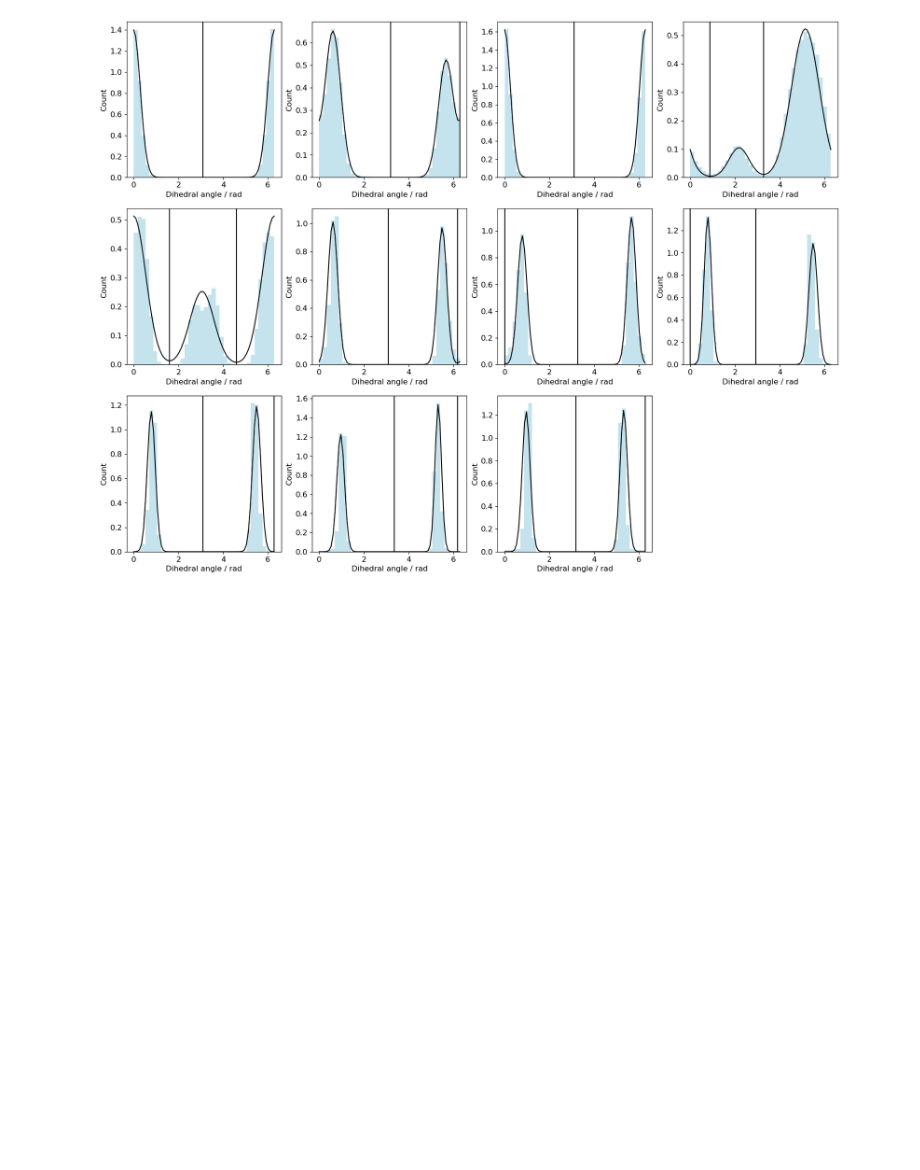
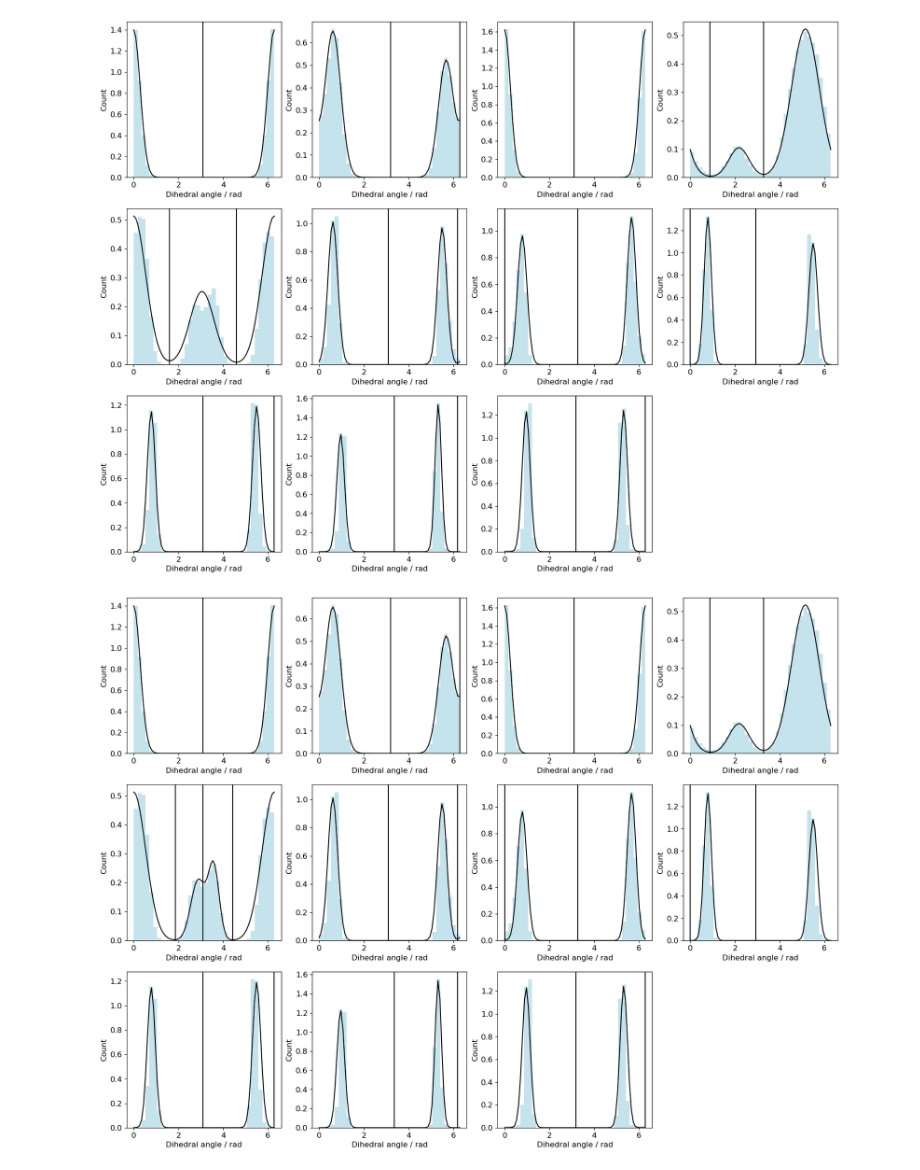
Before and after one commit to rinikerlab/TorsionAngularBinStrings, a Jupyter notebook: Demos/TestingNewAPI.ipynb, the cells around one changed output. Cells and saved outputs as stored; diff of their text form; code cells hidden in the pictures; blank space fills up the shorter version.

```diff
--- a/Demos/TestingNewAPI.ipynb
+++ b/Demos/TestingNewAPI.ipynb
@@ -93,3 +93,7 @@ coeffs, peaks = fits.ComputeGaussianFit(xHist,yHists[4],yHistsCount[4],binsize)
 torInfo2 = TorsionInfoList.WithCustomTorsions(mol, torInfo.indices, customProfiles, showFits=True, excludePeaks=1e-4, prominence=1e-4, mergePeaks=True)
 # %% [output]
 [figure]
+# %%
+torInfo2 = TorsionInfoList.WithCustomTorsions(mol, torInfo.indices, customProfiles, showFits=True, excludePeaks=1e-4, prominence=1e-4, mergePeaks=False)
+# %% [output]
+[figure, added]
```
